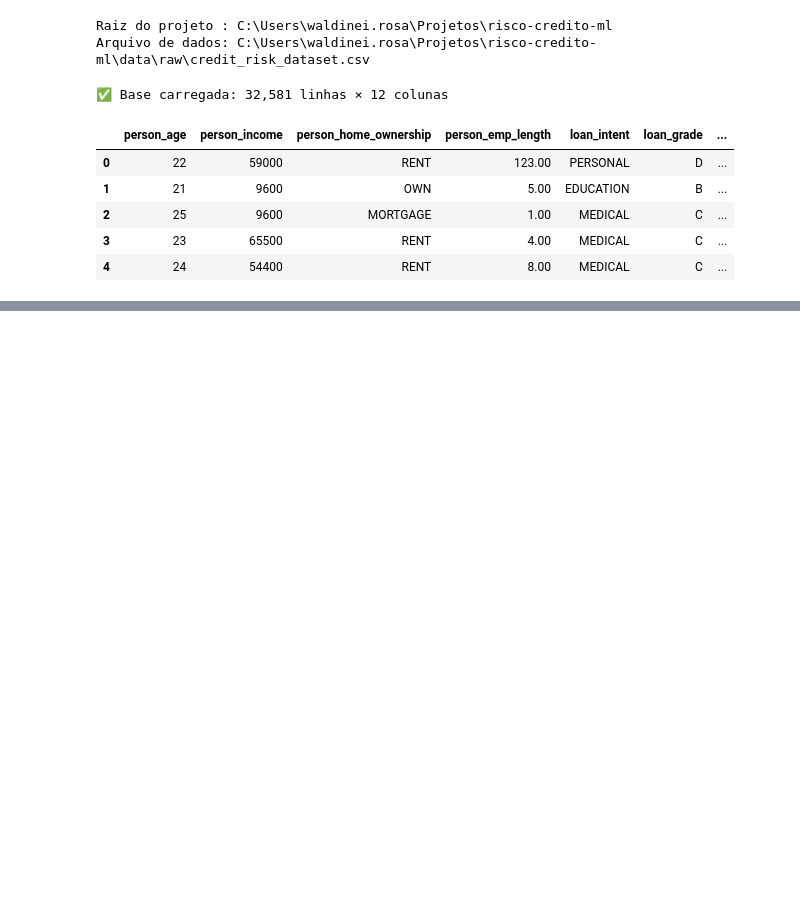
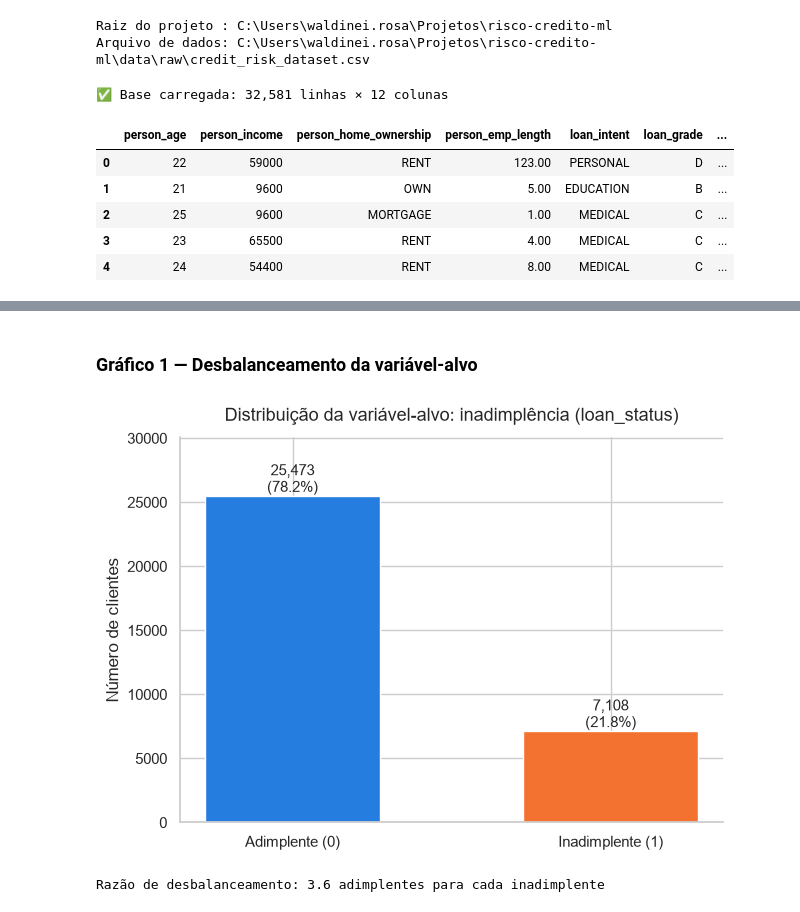
Before and after one commit to waldineilameira-lab/risco-credito-ml, a Jupyter notebook: notebooks/pipeline_risco_credito.ipynb, the cells around one changed output, grey strips where cells are left out. Saved outputs shown, nothing was run; the diff lists cells and outputs as text; code cells hidden in the pictures; blank space fills up the shorter version.

Commit message:
feat: adiciona EDA com 4 gráficos, dicionário de dados, interpretação e ajustes de tipagem

```diff
--- a/notebooks/pipeline_risco_credito.ipynb
+++ b/notebooks/pipeline_risco_credito.ipynb
@@ -139,0 +462,54 @@ df.head()
+# %%
+# ============================================================
+# Cores fixas do alvo (reutilizadas em todos os gráficos)
+# ============================================================
+COR_ADIMPLENTE = "#257de0"  # azul  -> classe 0
+COR_INADIMPLENTE = "#f47230"  # laranja -> classe 1
+COR_NEUTRA = "#666666"  # cinza para linhas de referência e textos auxiliares
+# %% [markdown]
+### Gráfico 1 — Desbalanceamento da variável-alvo
+# %%
+# ============================================================
+# Gráfico 1: proporção de adimplentes x inadimplentes
+# ============================================================
+
+contagem_alvo = df[ALVO].value_counts().sort_index()  # contagem absoluta (0, 1)
+percentual_alvo = (
+    df[ALVO].value_counts(normalize=True).sort_index() * 100
+)  # proporção (%)
+
+fig, ax = plt.subplots(figsize=(7, 5))
+barras = ax.bar(
+    ["Adimplente (0)", "Inadimplente (1)"],
+    contagem_alvo.tolist(),
+    color=[COR_ADIMPLENTE, COR_INADIMPLENTE],
+    width=0.55,
+)
+
+# Rótulo com quantidade e percentual em cima de cada barra
+for barra, qtd, pct in zip(barras, contagem_alvo.tolist(), percentual_alvo.tolist()):
+    ax.text(
+        barra.get_x() + barra.get_width() / 2,
+        barra.get_height(),
+        f"{qtd:,}\n({pct:.1f}%)",
+        ha="center",
+        va="bottom",
+        fontsize=11,
+    )
+
+ax.set_title(
+    "Distribuição da variável-alvo: inadimplência (loan_status)", fontsize=13, pad=12
+)
+ax.set_ylabel("Número de clientes")
+ax.set_ylim(0, contagem_alvo.max() * 1.18)  # folga no topo para os rótulos
+sns.despine()  # remove bordas superior e direita (visual mais limpo)
+
+fig.savefig(PASTA_FIGURAS / "01_desbalanceamento_alvo.png", bbox_inches="tight")
+plt.show()
+
+# Razão de desbalanceamento: quantos adimplentes existem para cada inadimplente
+razao = contagem_alvo[0] / contagem_alvo[1]
+print(f"Razão de desbalanceamento: {razao:.1f} adimplentes para cada inadimplente")
+# %% [output]
+[figure, added]
+Razão de desbalanceamento: 3.6 adimplentes para cada inadimplente
```
Also changed, not shown: parts of 25 cells of this notebook, 4 other files.
